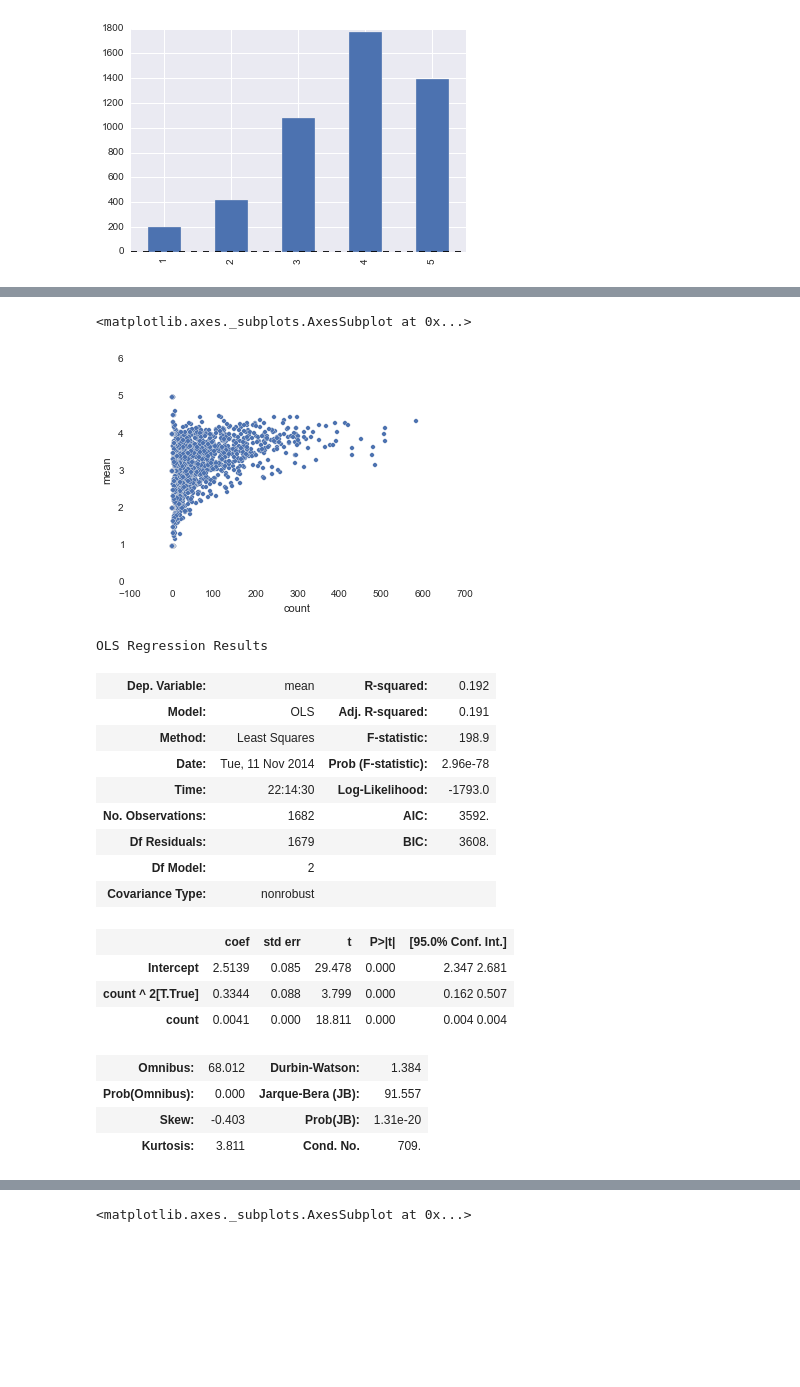
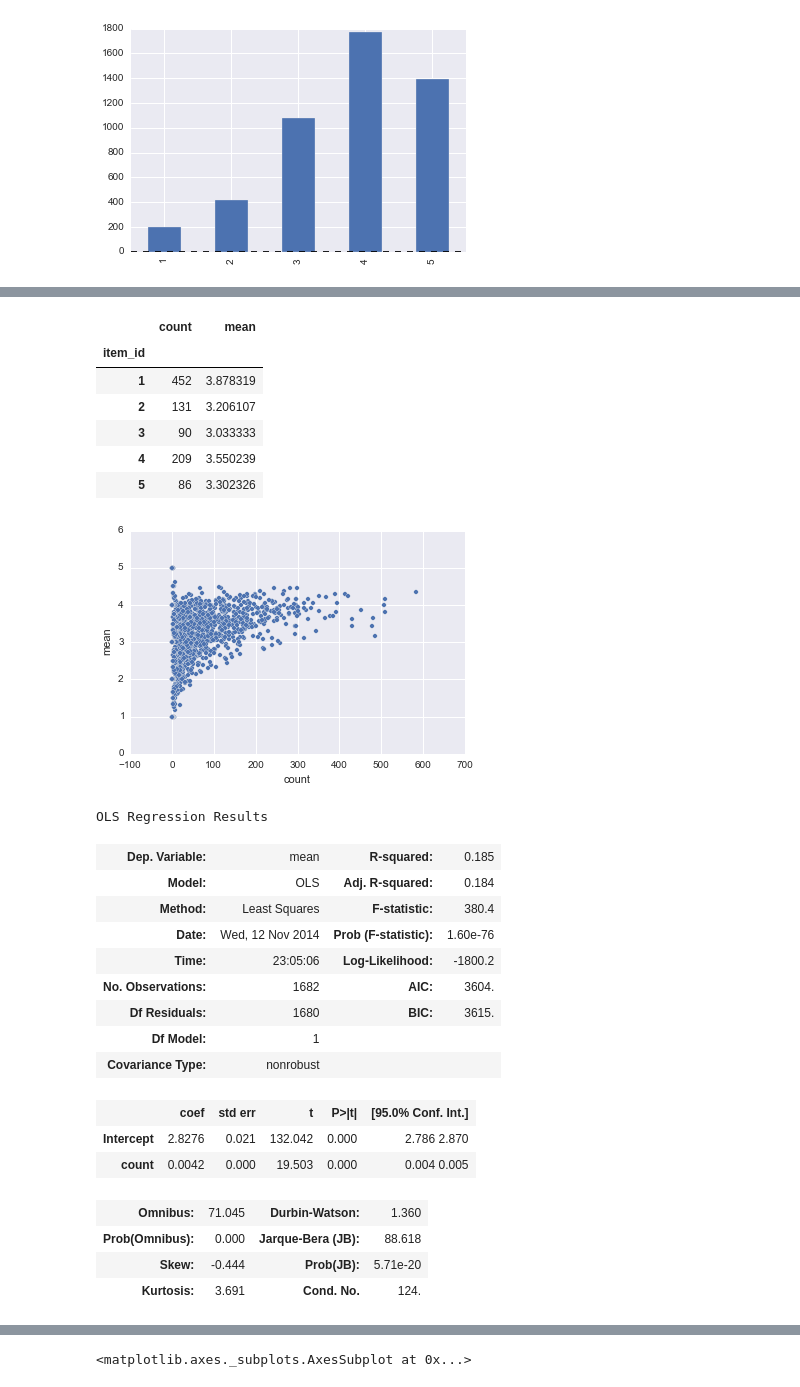
Before and after one commit to TomAugspurger/pyowa, a Jupyter notebook: MovieLens.ipynb, the cells around one changed output, grey strips where cells are left out. Cells and saved outputs as stored; diff of their text form; code cells hidden in the pictures; blank space fills up the shorter version.

```diff
--- a/MovieLens.ipynb
+++ b/MovieLens.ipynb
@@ -189,8 +191,7 @@ allbut.pl*    u.data        u.info        u.occupation  u1.base       u2.base
 # user id | item id | rating | timestamp
 data_cols = ['user_id', 'item_id', 'rating', 'timestamp']
 
-ratings = pd.read_csv('ml-100k/u.data', sep='\t', header=None,
-                      names=data_cols)
+ratings = pd.read_csv('ml-100k/u.data', sep='\t', names=data_cols)
 ratings.head()
 # %% [output]
 |  | user_id | item_id | rating | timestamp |
@@ -275,35 +306,41 @@ pd.value_counts(top_movies.rating).sort_index().plot(kind='bar')
+# %%
+ratings.groupby('item_id')['rating'].agg(['count', 'mean']).head()
+# %% [output]
+|  | count | mean |
+| item_id |  |  |
+| 1 | 452 | 3.878319 |
+| 2 | 131 | 3.206107 |
+| 3 | 90 | 3.033333 |
+| 4 | 209 | 3.550239 |
+| 5 | 86 | 3.302326 |
 # %%
-(
-ratings.groupby('item_id')['rating']
-       .agg(['count', 'mean'])
-       .plot(kind='scatter', x='count', y='mean')
-)
+ax = (ratings.groupby('item_id')['rating']
+             .agg(['count', 'mean'])
+             .plot(kind='scatter', x='count', y='mean'))
 # %% [output]
-<matplotlib.axes._subplots.AxesSubplot at 0x...>
 [figure]
 # %%
 import statsmodels.api as sm
 # %%
 mat = ratings.groupby('item_id')['rating'].agg(['mean', 'count'])
-mod = sm.OLS.from_formula('mean ~ count + count^2', mat)
+mod = sm.OLS.from_formula('mean ~ count', mat)
 res = mod.fit()
 res.summary()
 # %% [output]
 OLS Regression Results
-| Dep. Variable: | mean | R-squared: | 0.192 |
-| Model: | OLS | Adj. R-squared: | 0.191 |
-| Method: | Least Squares | F-statistic: | 198.9 |
-| Date: | Tue, 11 Nov 2014 | Prob (F-statistic): | 2.96e-78 |
-| Time: | 22:14:30 | Log-Likelihood: | -1793.0 |
-| No. Observations: | 1682 | AIC: | 3592. |
-| Df Residuals: | 1679 | BIC: | 3608. |
-| Df Model: | 2 |  |  |
+| Dep. Variable: | mean | R-squared: | 0.185 |
+| Model: | OLS | Adj. R-squared: | 0.184 |
+| Method: | Least Squares | F-statistic: | 380.4 |
+| Date: | Wed, 12 Nov 2014 | Prob (F-statistic): | 1.60e-76 |
+| Time: | 23:05:06 | Log-Likelihood: | -1800.2 |
+| No. Observations: | 1682 | AIC: | 3604. |
+| Df Residuals: | 1680 | BIC: | 3615. |
+| Df Model: | 1 |  |  |
 | Covariance Type: | nonrobust |  |  |
 |  | coef | std err | t | P>|t| | [95.0% Conf. Int.] |
-| Intercept | 2.5139 | 0.085 | 29.478 | 0.000 | 2.347 2.681 |
-| count ^ 2[T.True] | 0.3344 | 0.088 | 3.799 | 0.000 | 0.162 0.507 |
-| count | 0.0041 | 0.000 | 18.811 | 0.000 | 0.004 0.004 |
+| Intercept | 2.8276 | 0.021 | 132.042 | 0.000 | 2.786 2.870 |
+| count | 0.0042 | 0.000 | 19.503 | 0.000 | 0.004 0.005 |
-| Omnibus: | 68.012 | Durbin-Watson: | 1.384 |
-| Prob(Omnibus): | 0.000 | Jarque-Bera (JB): | 91.557 |
-| Skew: | -0.403 | Prob(JB): | 1.31e-20 |
-| Kurtosis: | 3.811 | Cond. No. | 709. |
+| Omnibus: | 71.045 | Durbin-Watson: | 1.360 |
+| Prob(Omnibus): | 0.000 | Jarque-Bera (JB): | 88.618 |
+| Skew: | -0.444 | Prob(JB): | 5.71e-20 |
+| Kurtosis: | 3.691 | Cond. No. | 124. |
```
Also changed, not shown: parts of 20 cells of this notebook, 2 other files.
